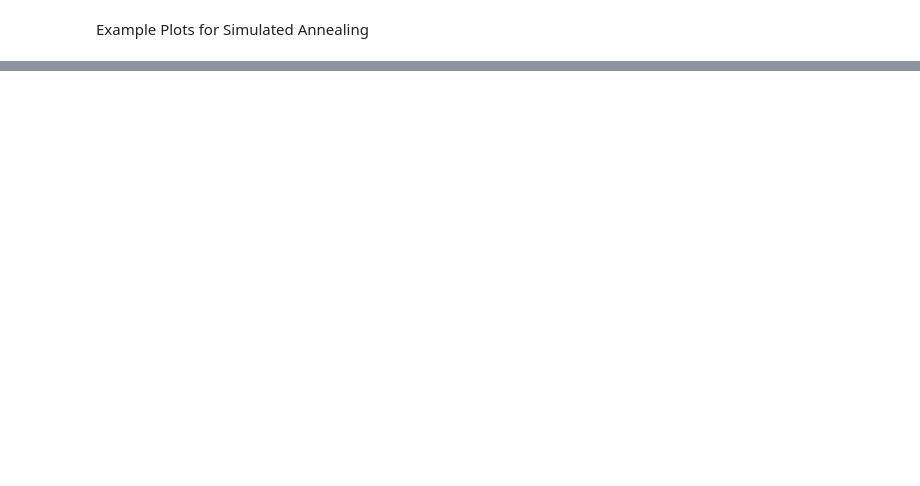
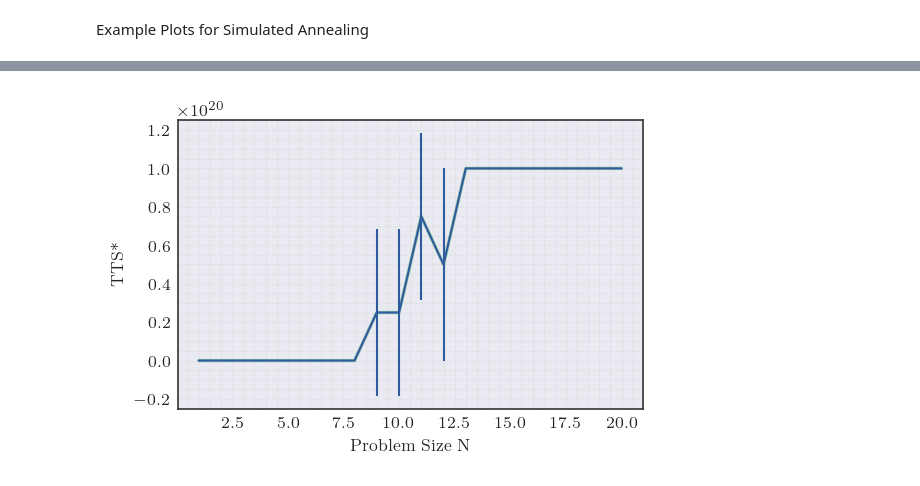
Before and after one commit to DerEinverleiber/UCP-PaperV2, a Jupyter notebook: cl_optimizer_plots.ipynb, the cells around one changed output, grey strips where cells are left out. Cells and saved outputs as stored; diff of their text form; code cells hidden in the pictures; blank space fills up the shorter version.

```diff
--- a/cl_optimizer_plots.ipynb
+++ b/cl_optimizer_plots.ipynb
@@ -166,0 +224,25 @@ plt.grid(visible=True)
+# %%
+masked = np.ma.masked_invalid(non_inf_tts_ps)
+min_tts = masked.min(axis=-1).squeeze().data
+avg_min_tts = min_tts.mean(axis=-1)
+std_min_tts = min_tts.std(axis=-1)
+# %%
+plt.plot(
+    problem_sizes,
+    avg_min_tts,
+    alpha=0.7,
+    linewidth=1.6,
+    markersize=3.5,
+    color=palette[0]
+)
+
+plt.errorbar(
+    problem_sizes,
+    y=avg_min_tts,
+    yerr=std_min_tts,
+)
+plt.ylabel('TTS*')
+plt.xlabel('Problem Size N')
+plt.grid(visible=True)
+# %% [output]
+[figure, added]
```
Also changed, not shown: parts of 20 cells of this notebook.
